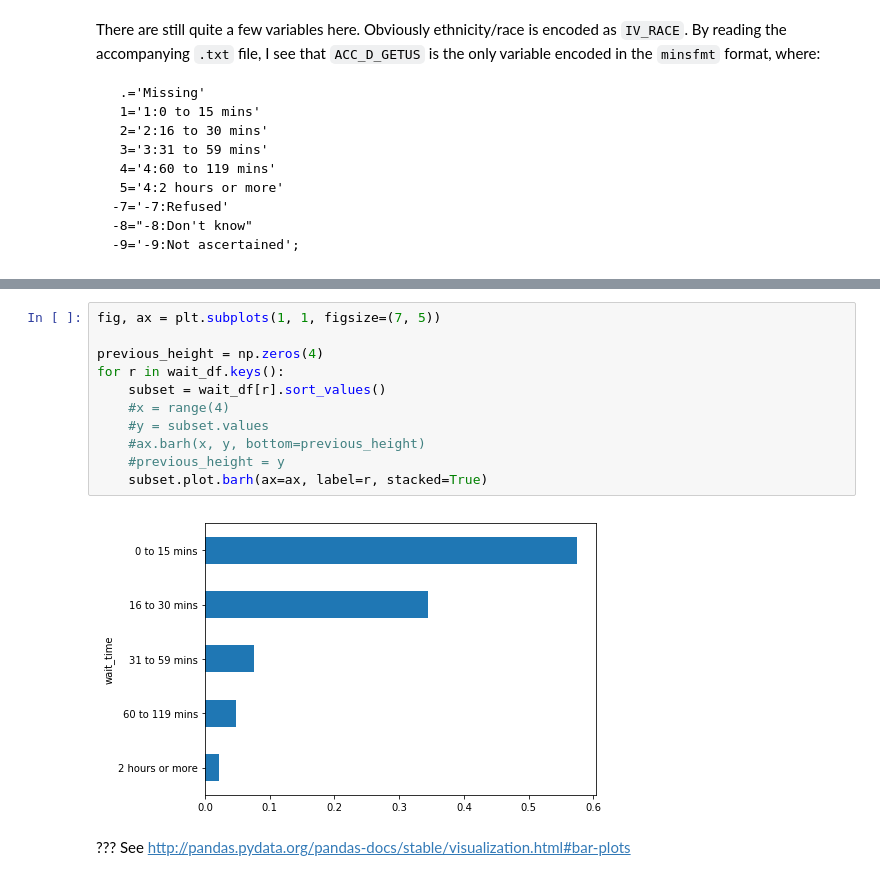
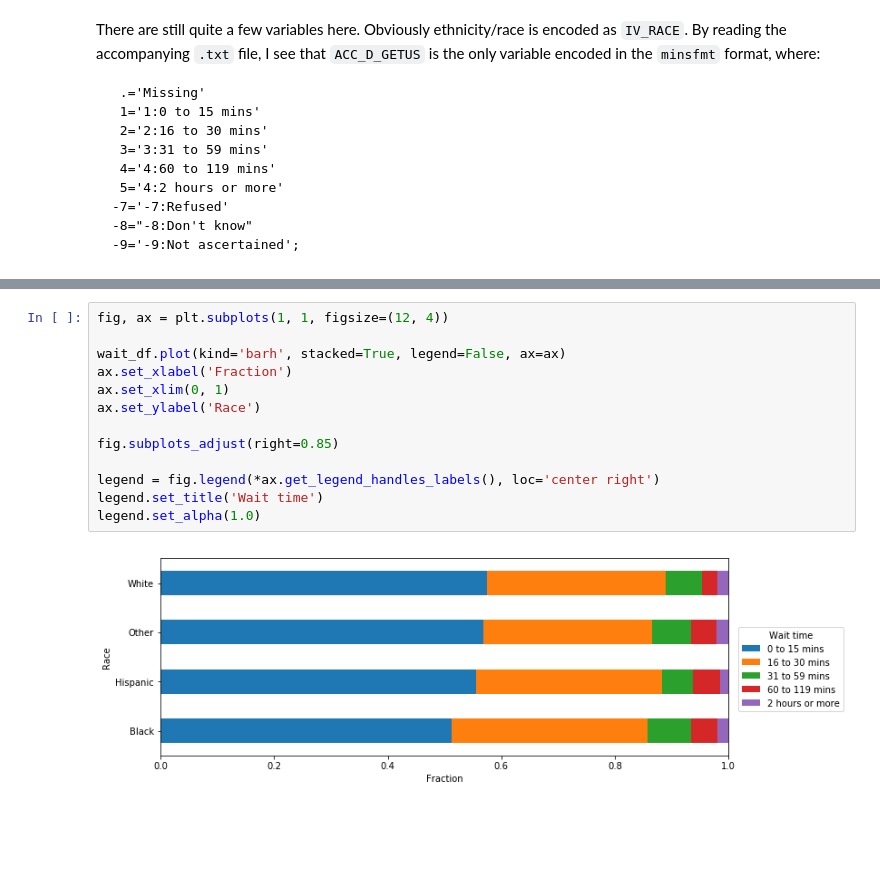
Before and after one commit to jwuphysics/health-data, a Jupyter notebook: medicare-current-beneficiary-survey_2013/notebook/a first glance.ipynb, the cells around one changed output, grey strips where cells are left out. Cells and saved outputs as stored; diff of their text form; blank space fills up the shorter version.

```diff
--- a/medicare-current-beneficiary-survey_2013/notebook/a first glance.ipynb
+++ b/medicare-current-beneficiary-survey_2013/notebook/a first glance.ipynb
@@ -94,15 +94,15 @@ wait_df
-# %%
-fig, ax = plt.subplots(1, 1, figsize=(7, 5))
-
-previous_height = np.zeros(4)
-for r in wait_df.keys():
-    subset = wait_df[r].sort_values()
-    #x = range(4)
-    #y = subset.values
-    #ax.barh(x, y, bottom=previous_height)
-    #previous_height = y
-    subset.plot.barh(ax=ax, label=r, stacked=True)
-# %% [output]
-[figure, removed]
-# %% [markdown]
-??? See http://pandas.pydata.org/pandas-docs/stable/visualization.html#bar-plots
+# %%
+fig, ax = plt.subplots(1, 1, figsize=(12, 4))
+
+wait_df.plot(kind='barh', stacked=True, legend=False, ax=ax)
+ax.set_xlabel('Fraction')
+ax.set_xlim(0, 1)
+ax.set_ylabel('Race')
+
+fig.subplots_adjust(right=0.85)
+
+legend = fig.legend(*ax.get_legend_handles_labels(), loc='center right')
+legend.set_title('Wait time')
+legend.set_alpha(1.0)
+# %% [output]
+[figure, added]
```
Also changed, not shown: parts of 8 cells of this notebook.
